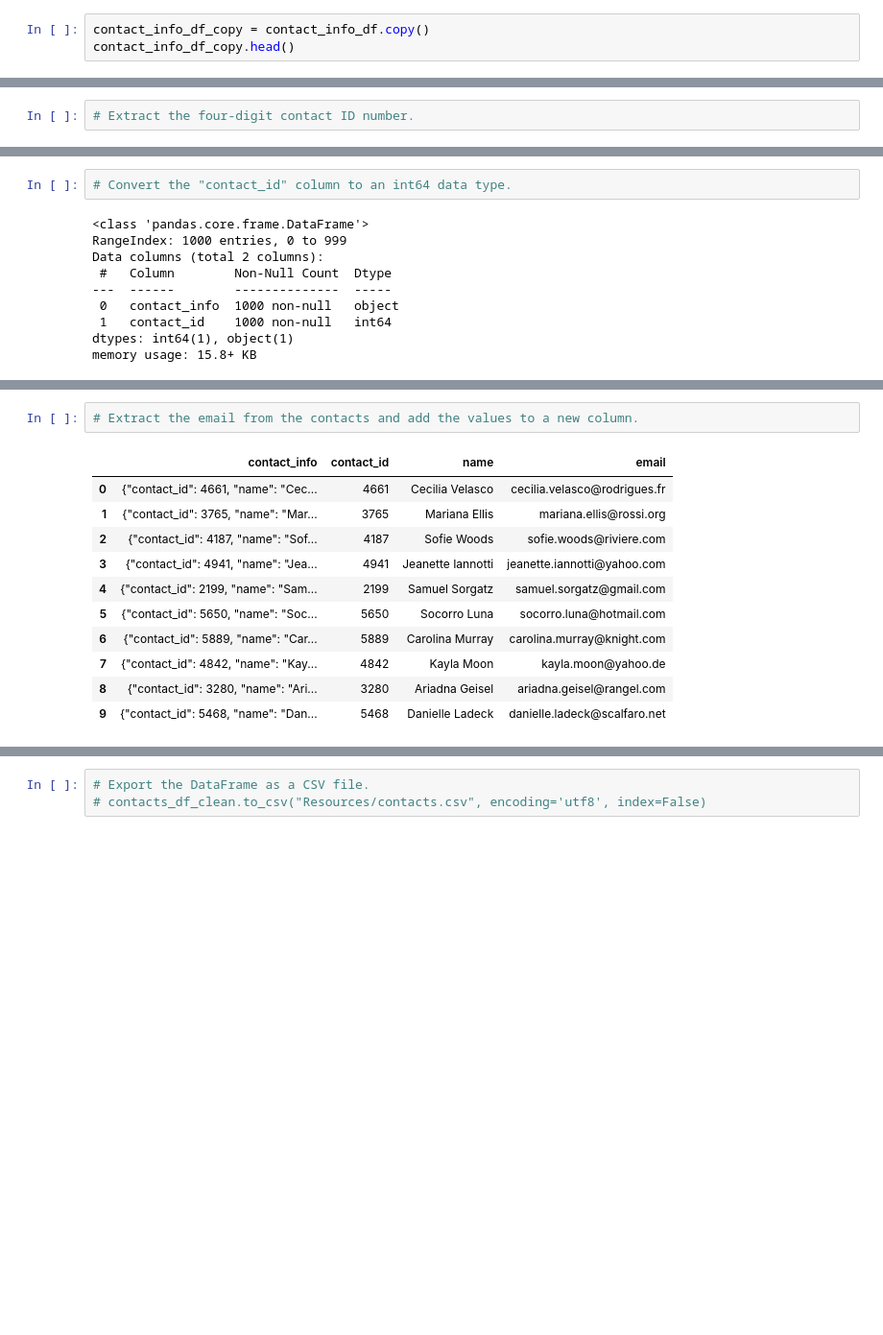
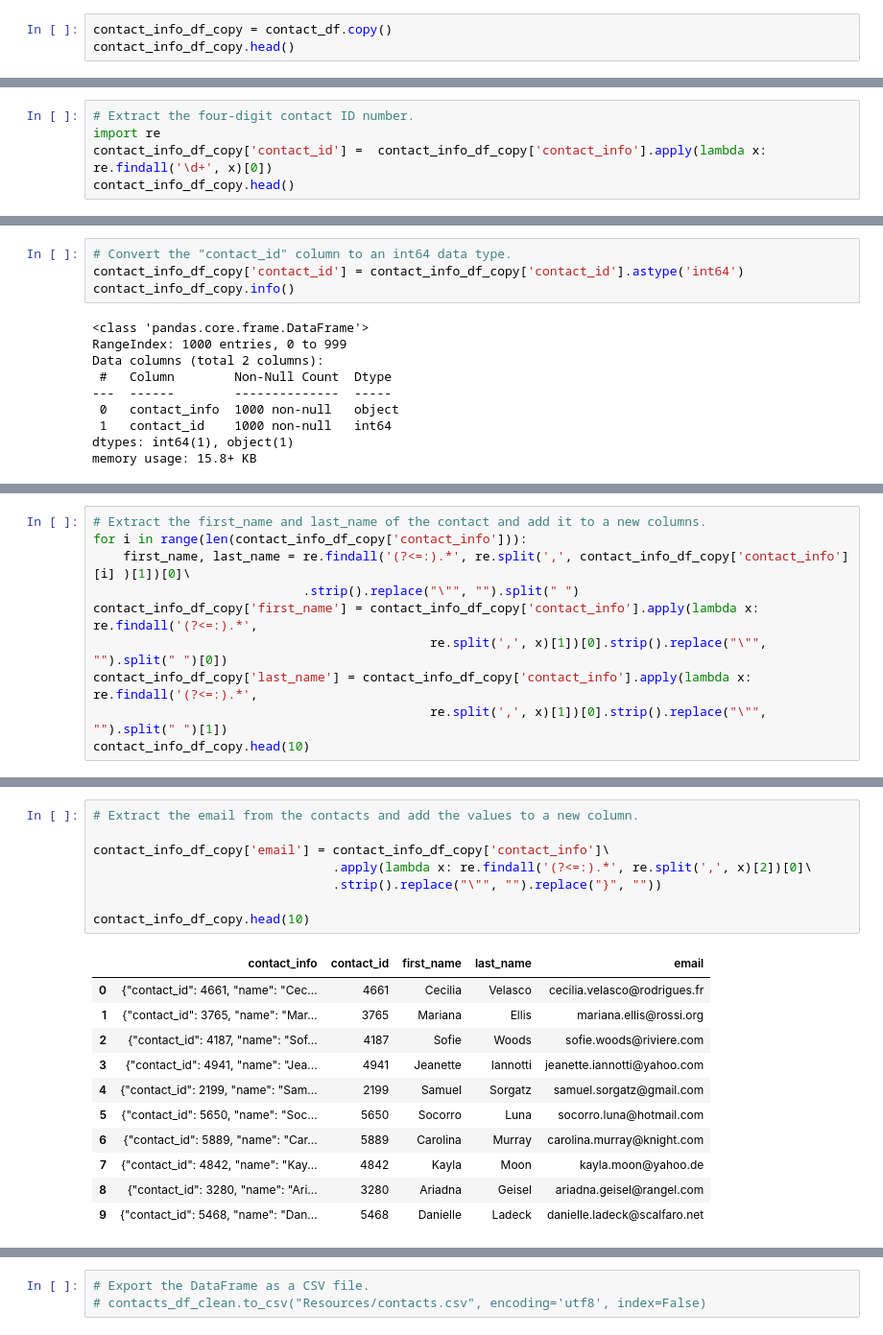
Before and after one commit to GurpreetChugh/Crowdfunding-ETL, a Jupyter notebook: ETL_Mini_Project_DRainford_GChugh.ipynb, the cells around one changed output, grey strips where cells are left out. Shown at 96% size. Drawn from its saved outputs; the diff is of its cells as text; blank space fills up the shorter version.

```diff
--- a/ETL_Mini_Project_DRainford_GChugh.ipynb
+++ b/ETL_Mini_Project_DRainford_GChugh.ipynb
@@ -432,7 +433,7 @@ contacts_df_clean.to_csv("Resources/contacts.csv", encoding='utf8', index=False)
 # %% [markdown]
 ### Option 2: Use regex to create the contacts DataFrame.
 # %%
-contact_info_df_copy = contact_info_df.copy()
+contact_info_df_copy = contact_df.copy()
 contact_info_df_copy.head()
 # %% [output]
 |  | contact_info |
@@ -443,6 +444,9 @@ contact_info_df_copy.head()
 | 4 | {"contact_id": 2199, "name": "Sam... |
 # %%
 # Extract the four-digit contact ID number.
+import re
+contact_info_df_copy['contact_id'] =  contact_info_df_copy['contact_info'].apply(lambda x: re.findall('\d+', x)[0])
+contact_info_df_copy.head()
 # %% [output]
 |  | contact_info | contact_id |
 | 0 | {"contact_id": 4661, "name": "Cec... | 4661 |
@@ -464,6 +469,8 @@ dtypes: object(2)
 memory usage: 15.8+ KB
 # %%
 # Convert the "contact_id" column to an int64 data type.
+contact_info_df_copy['contact_id'] = contact_info_df_copy['contact_id'].astype('int64')
+contact_info_df_copy.info()
 # %% [output]
 <class 'pandas.core.frame.DataFrame'>
 RangeIndex: 1000 entries, 0 to 999
@@ -490,0 +484,10 @@ memory usage: 15.8+ KB
+# %%
+# Extract the first_name and last_name of the contact and add it to a new columns.
+for i in range(len(contact_info_df_copy['contact_info'])):
+    first_name, last_name = re.findall('(?<=:).*', re.split(',', contact_info_df_copy['contact_info'][i] )[1])[0]\
+                            .strip().replace("\"", "").split(" ")
+contact_info_df_copy['first_name'] = contact_info_df_copy['contact_info'].apply(lambda x: re.findall('(?<=:).*',
+                                             re.split(',', x)[1])[0].strip().replace("\"", "").split(" ")[0])
+contact_info_df_copy['last_name'] = contact_info_df_copy['contact_info'].apply(lambda x: re.findall('(?<=:).*',
+                                             re.split(',', x)[1])[0].strip().replace("\"", "").split(" ")[1])
+contact_info_df_copy.head(10)
@@ -491,14 +506,20 @@ memory usage: 15.8+ KB
 # %%
 # Extract the email from the contacts and add the values to a new column.
+
+contact_info_df_copy['email'] = contact_info_df_copy['contact_info']\
+                                .apply(lambda x: re.findall('(?<=:).*', re.split(',', x)[2])[0]\
+                                .strip().replace("\"", "").replace("}", ""))
+
+contact_info_df_copy.head(10)
 # %% [output]
-|  | contact_info | contact_id | name | email |
-| 0 | {"contact_id": 4661, "name": "Cec... | 4661 | Cecilia Velasco | cecilia.velasco@rodrigues.fr |
-| 1 | {"contact_id": 3765, "name": "Mar... | 3765 | Mariana Ellis | mariana.ellis@rossi.org |
-| 2 | {"contact_id": 4187, "name": "Sof... | 4187 | Sofie Woods | sofie.woods@riviere.com |
-| 3 | {"contact_id": 4941, "name": "Jea... | 4941 | Jeanette Iannotti | jeanette.iannotti@yahoo.com |
-| 4 | {"contact_id": 2199, "name": "Sam... | 2199 | Samuel Sorgatz | samuel.sorgatz@gmail.com |
-| 5 | {"contact_id": 5650, "name": "Soc... | 5650 | Socorro Luna | socorro.luna@hotmail.com |
-| 6 | {"contact_id": 5889, "name": "Car... | 5889 | Carolina Murray | carolina.murray@knight.com |
-| 7 | {"contact_id": 4842, "name": "Kay... | 4842 | Kayla Moon | kayla.moon@yahoo.de |
-| 8 | {"contact_id": 3280, "name": "Ari... | 3280 | Ariadna Geisel | ariadna.geisel@rangel.com |
-| 9 | {"contact_id": 5468, "name": "Dan... | 5468 | Danielle Ladeck | danielle.ladeck@scalfaro.net |
+|  | contact_info | contact_id | first_name | last_name | email |
+| 0 | {"contact_id": 4661, "name": "Cec... | 4661 | Cecilia | Velasco | cecilia.velasco@rodrigues.fr |
+| 1 | {"contact_id": 3765, "name": "Mar... | 3765 | Mariana | Ellis | mariana.ellis@rossi.org |
+| 2 | {"contact_id": 4187, "name": "Sof... | 4187 | Sofie | Woods | sofie.woods@riviere.com |
+| 3 | {"contact_id": 4941, "name": "Jea... | 4941 | Jeanette | Iannotti | jeanette.iannotti@yahoo.com |
+| 4 | {"contact_id": 2199, "name": "Sam... | 2199 | Samuel | Sorgatz | samuel.sorgatz@gmail.com |
+| 5 | {"contact_id": 5650, "name": "Soc... | 5650 | Socorro | Luna | socorro.luna@hotmail.com |
+| 6 | {"contact_id": 5889, "name": "Car... | 5889 | Carolina | Murray | carolina.murray@knight.com |
+| 7 | {"contact_id": 4842, "name": "Kay... | 4842 | Kayla | Moon | kayla.moon@yahoo.de |
+| 8 | {"contact_id": 3280, "name": "Ari... | 3280 | Ariadna | Geisel | ariadna.geisel@rangel.com |
+| 9 | {"contact_id": 5468, "name": "Dan... | 5468 | Danielle | Ladeck | danielle.ladeck@scalfaro.net |
```
Also changed, not shown: parts of 10 cells of this notebook, 5 other files.
